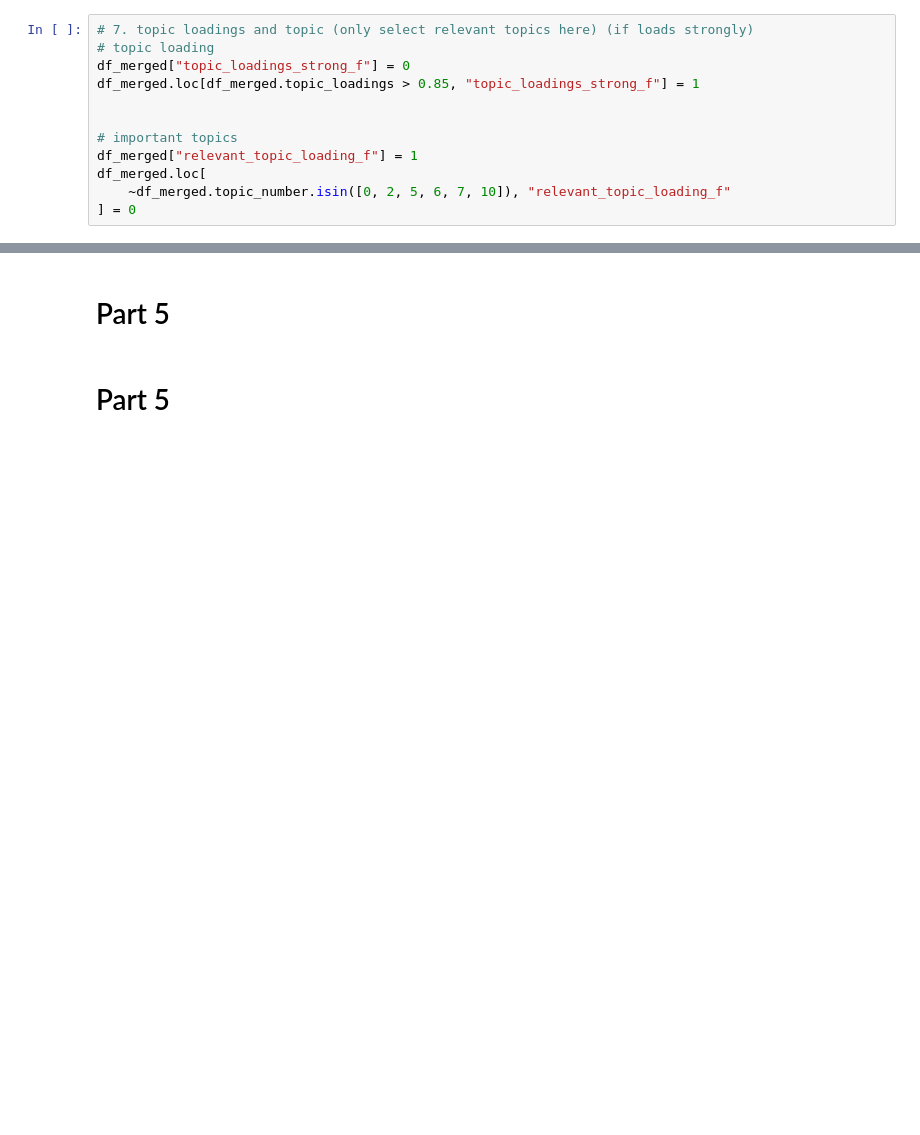
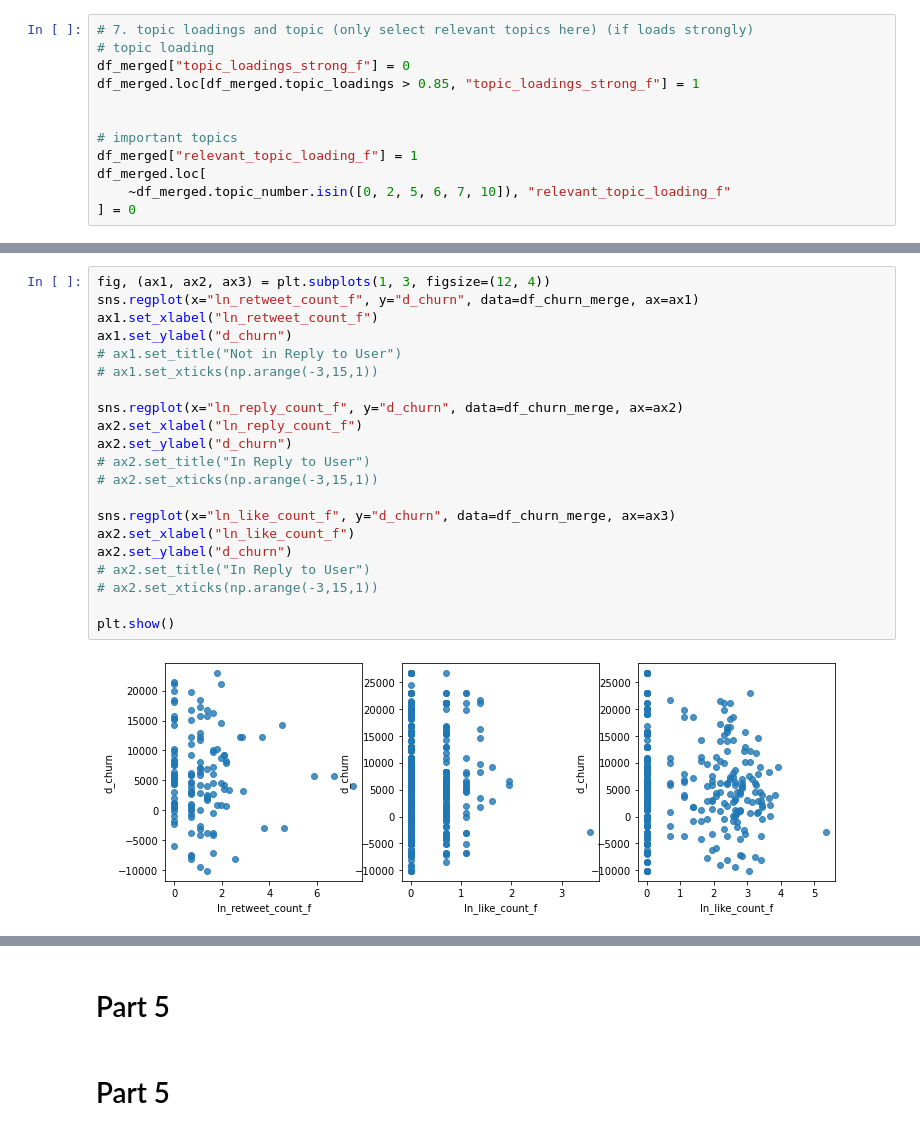
Before and after one commit to AngeloBarisano/Supply_Chain, a Jupyter notebook: Notebooks/workfile2.ipynb, the cells around one changed output, grey strips where cells are left out. Drawn from its saved outputs; the diff is of its cells as text; blank space fills up the shorter version.

```diff
--- a/Notebooks/workfile2.ipynb
+++ b/Notebooks/workfile2.ipynb
@@ -1220,0 +1592,23 @@ df_tweets_jet[df_tweets_jet.processed_words_lemma.str.join("").str.contains("tec
+# %%
+fig, (ax1, ax2, ax3) = plt.subplots(1, 3, figsize=(12, 4))
+sns.regplot(x="ln_retweet_count_f", y="d_churn", data=df_churn_merge, ax=ax1)
+ax1.set_xlabel("ln_retweet_count_f")
+ax1.set_ylabel("d_churn")
+# ax1.set_title("Not in Reply to User")
+# ax1.set_xticks(np.arange(-3,15,1))
+
+sns.regplot(x="ln_reply_count_f", y="d_churn", data=df_churn_merge, ax=ax2)
+ax2.set_xlabel("ln_reply_count_f")
+ax2.set_ylabel("d_churn")
+# ax2.set_title("In Reply to User")
+# ax2.set_xticks(np.arange(-3,15,1))
+
+sns.regplot(x="ln_like_count_f", y="d_churn", data=df_churn_merge, ax=ax3)
+ax2.set_xlabel("ln_like_count_f")
+ax2.set_ylabel("d_churn")
+# ax2.set_title("In Reply to User")
+# ax2.set_xticks(np.arange(-3,15,1))
+
+plt.show()
+# %% [output]
+[figure, added]
```
Also changed, not shown: parts of 84 cells of this notebook.
